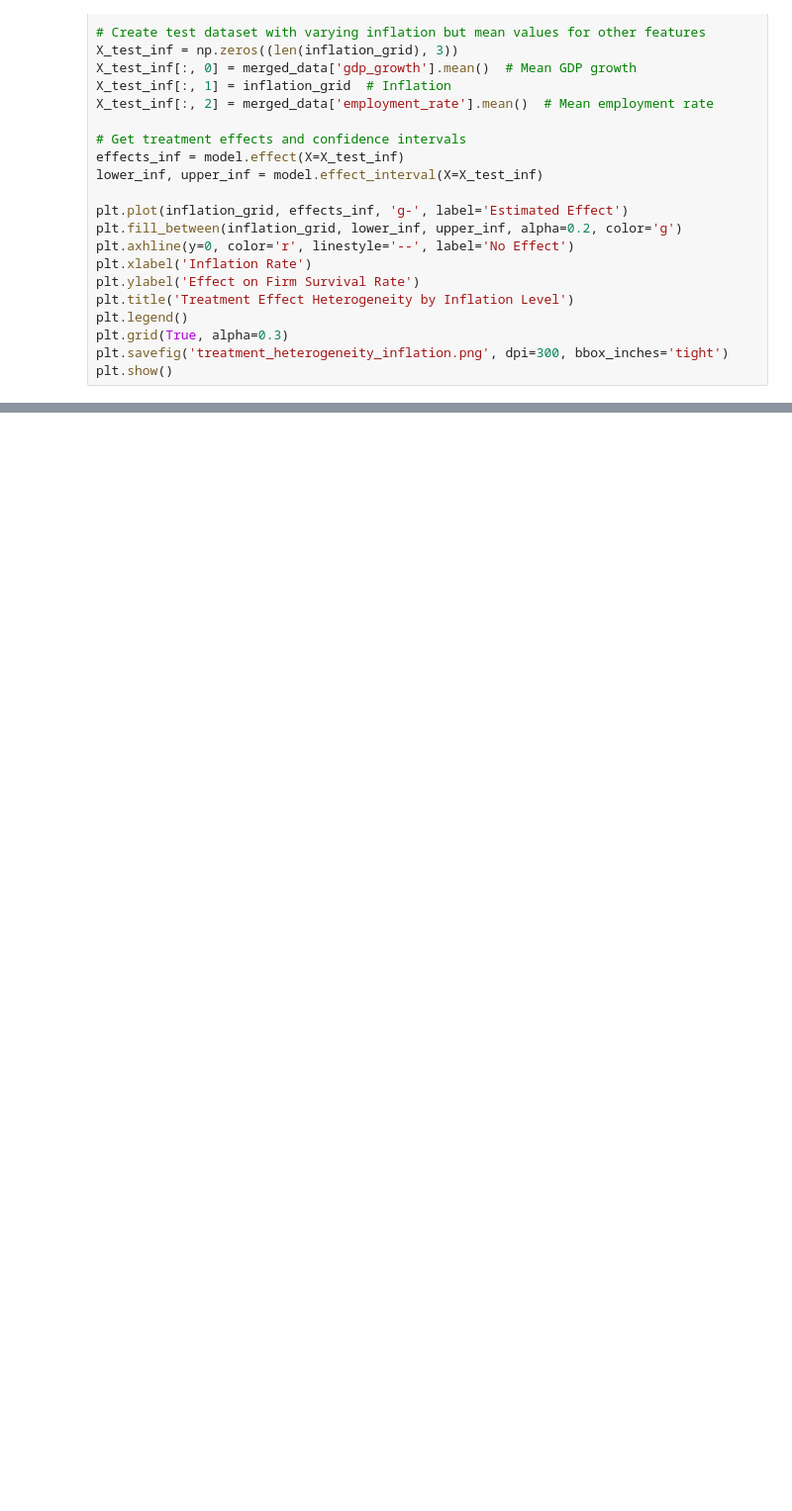
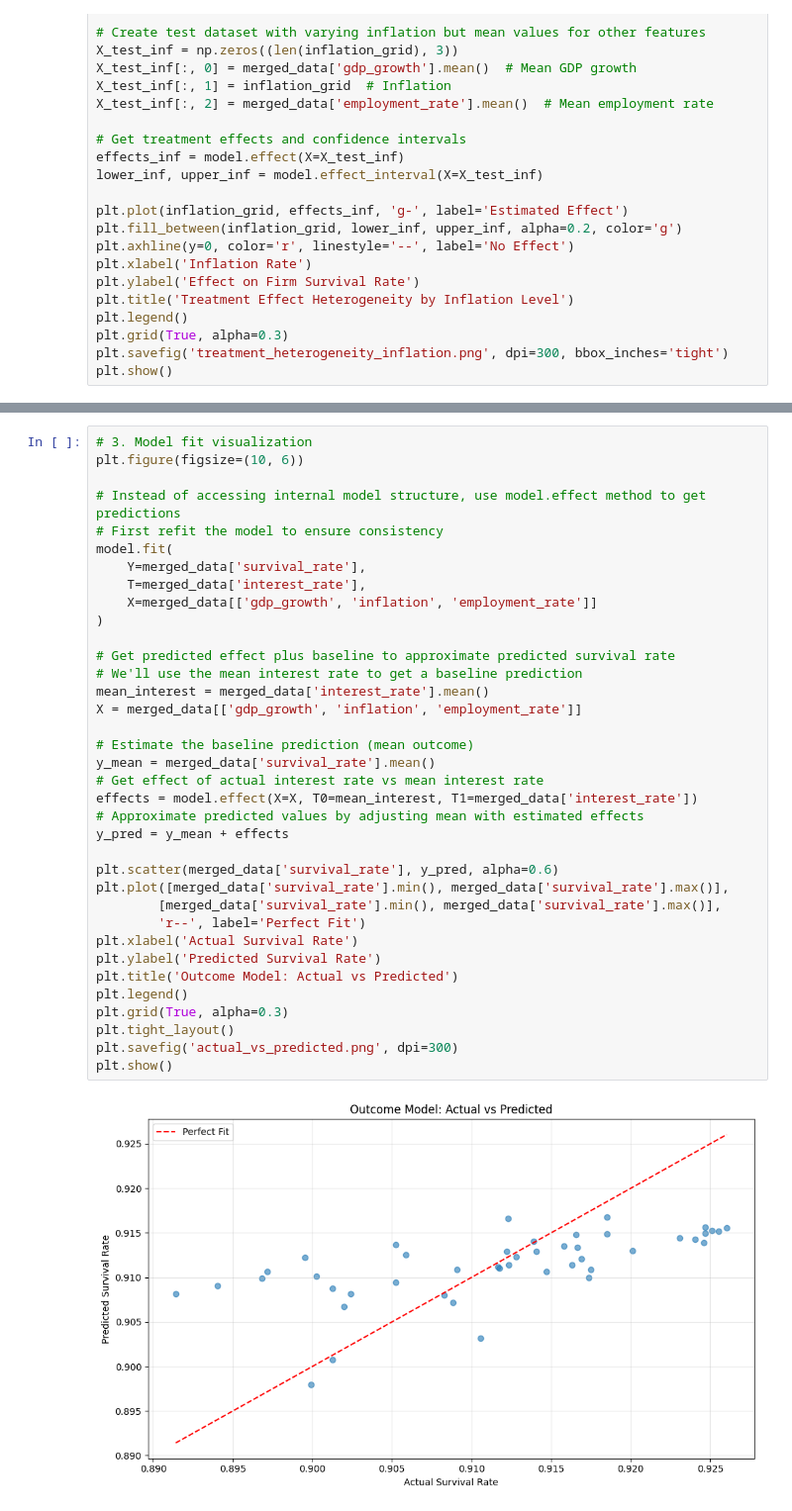
Before and after one commit to Rishad-007/EconomicModels, a Jupyter notebook: notebooks/DoubleML.ipynb, the cells around one changed output, grey strips where cells are left out. Shown at 99% size. Cells and saved outputs as stored; diff of their text form; blank space fills up the shorter version.

```diff
--- a/notebooks/DoubleML.ipynb
+++ b/notebooks/DoubleML.ipynb
@@ -341,0 +393,38 @@ plt.show()
+# %%
+# 3. Model fit visualization
+plt.figure(figsize=(10, 6))
+
+# Instead of accessing internal model structure, use model.effect method to get predictions
+# First refit the model to ensure consistency
+model.fit(
+    Y=merged_data['survival_rate'],
+    T=merged_data['interest_rate'],
+    X=merged_data[['gdp_growth', 'inflation', 'employment_rate']]
+)
+
+# Get predicted effect plus baseline to approximate predicted survival rate
+# We'll use the mean interest rate to get a baseline prediction
+mean_interest = merged_data['interest_rate'].mean()
+X = merged_data[['gdp_growth', 'inflation', 'employment_rate']]
+
+# Estimate the baseline prediction (mean outcome)
+y_mean = merged_data['survival_rate'].mean()
+# Get effect of actual interest rate vs mean interest rate
+effects = model.effect(X=X, T0=mean_interest, T1=merged_data['interest_rate'])
+# Approximate predicted values by adjusting mean with estimated effects
+y_pred = y_mean + effects
+
+plt.scatter(merged_data['survival_rate'], y_pred, alpha=0.6)
+plt.plot([merged_data['survival_rate'].min(), merged_data['survival_rate'].max()],
+        [merged_data['survival_rate'].min(), merged_data['survival_rate'].max()],
+        'r--', label='Perfect Fit')
+plt.xlabel('Actual Survival Rate')
+plt.ylabel('Predicted Survival Rate')
+plt.title('Outcome Model: Actual vs Predicted')
+plt.legend()
+plt.grid(True, alpha=0.3)
+plt.tight_layout()
+plt.savefig('actual_vs_predicted.png', dpi=300)
+plt.show()
+# %% [output]
+[figure, added]
```
Also changed, not shown: parts of 8 cells of this notebook, 5 other files.
